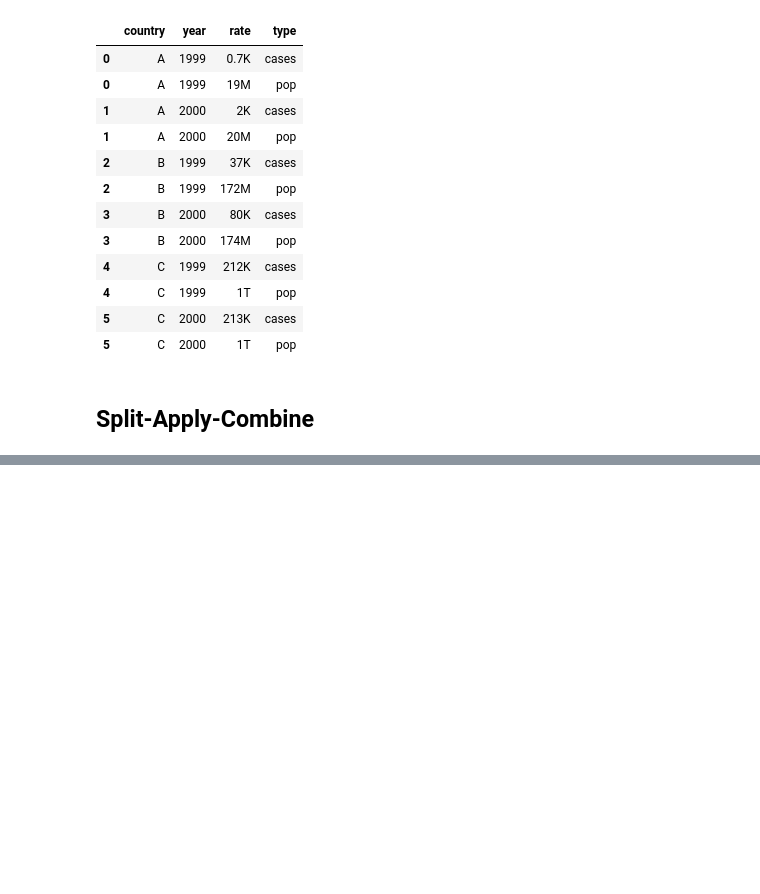
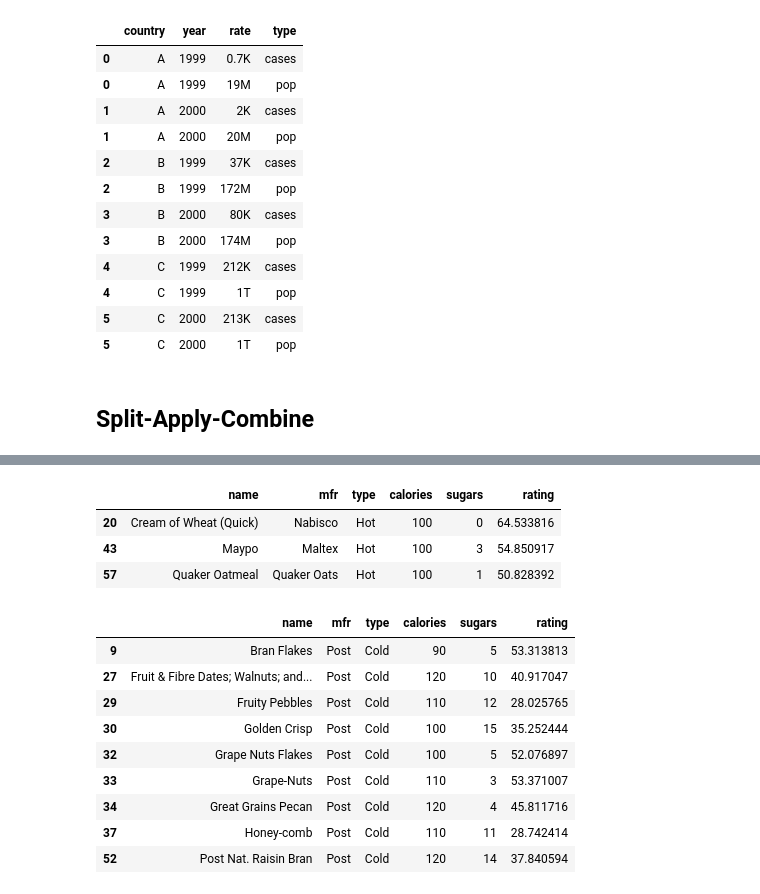
Before and after one commit to fmi08icds/Coding, a Jupyter notebook: notebooks/day8.ipynb, the cells around one changed output, grey strips where cells are left out. Cells and saved outputs as stored; diff of their text form; code cells hidden in the pictures; blank space fills up the shorter version.

```diff
--- a/notebooks/day8.ipynb
+++ b/notebooks/day8.ipynb
@@ -175,0 +735,20 @@ df.assign(rate = lambda d: d.rate.str.split("/"))
+# %%
+cereal.groupby("type").get_group("Hot")
+# %% [output]
+|  | name | mfr | type | calories | sugars | rating |
+| 20 | Cream of Wheat (Quick) | Nabisco | Hot | 100 | 0 | 64.533816 |
+| 43 | Maypo | Maltex | Hot | 100 | 3 | 54.850917 |
+| 57 | Quaker Oatmeal | Quaker Oats | Hot | 100 | 1 | 50.828392 |
+# %%
+cereal.groupby("mfr").get_group("Post")
+# %% [output]
+|  | name | mfr | type | calories | sugars | rating |
+| 9 | Bran Flakes | Post | Cold | 90 | 5 | 53.313813 |
+| 27 | Fruit & Fibre Dates; Walnuts; and... | Post | Cold | 120 | 10 | 40.917047 |
+| 29 | Fruity Pebbles | Post | Cold | 110 | 12 | 28.025765 |
+| 30 | Golden Crisp | Post | Cold | 100 | 15 | 35.252444 |
+| 32 | Grape Nuts Flakes | Post | Cold | 100 | 5 | 52.076897 |
+| 33 | Grape-Nuts | Post | Cold | 110 | 3 | 53.371007 |
+| 34 | Great Grains Pecan | Post | Cold | 120 | 4 | 45.811716 |
+| 37 | Honey-comb | Post | Cold | 110 | 11 | 28.742414 |
+| 52 | Post Nat. Raisin Bran | Post | Cold | 120 | 14 | 37.840594 |
```
Also changed, not shown: parts of 87 cells of this notebook, 3 other files.
